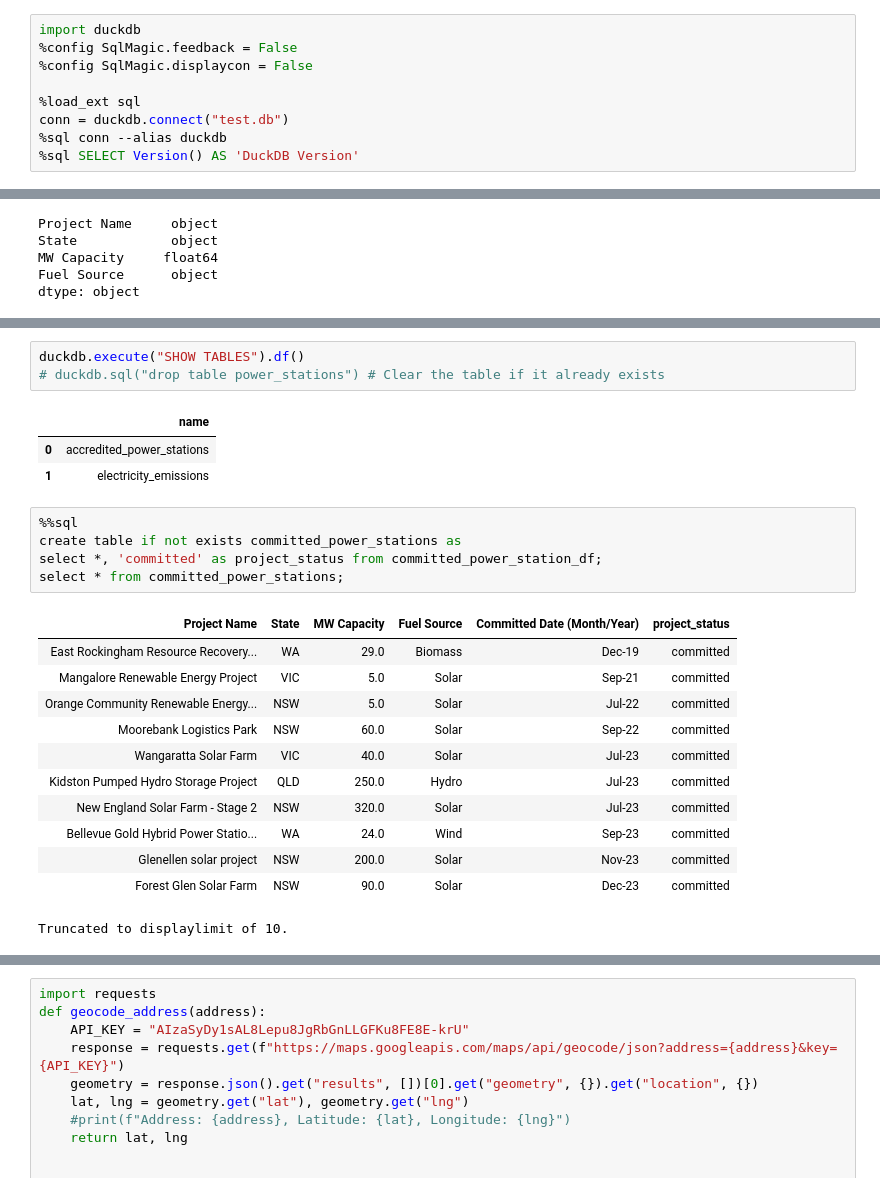
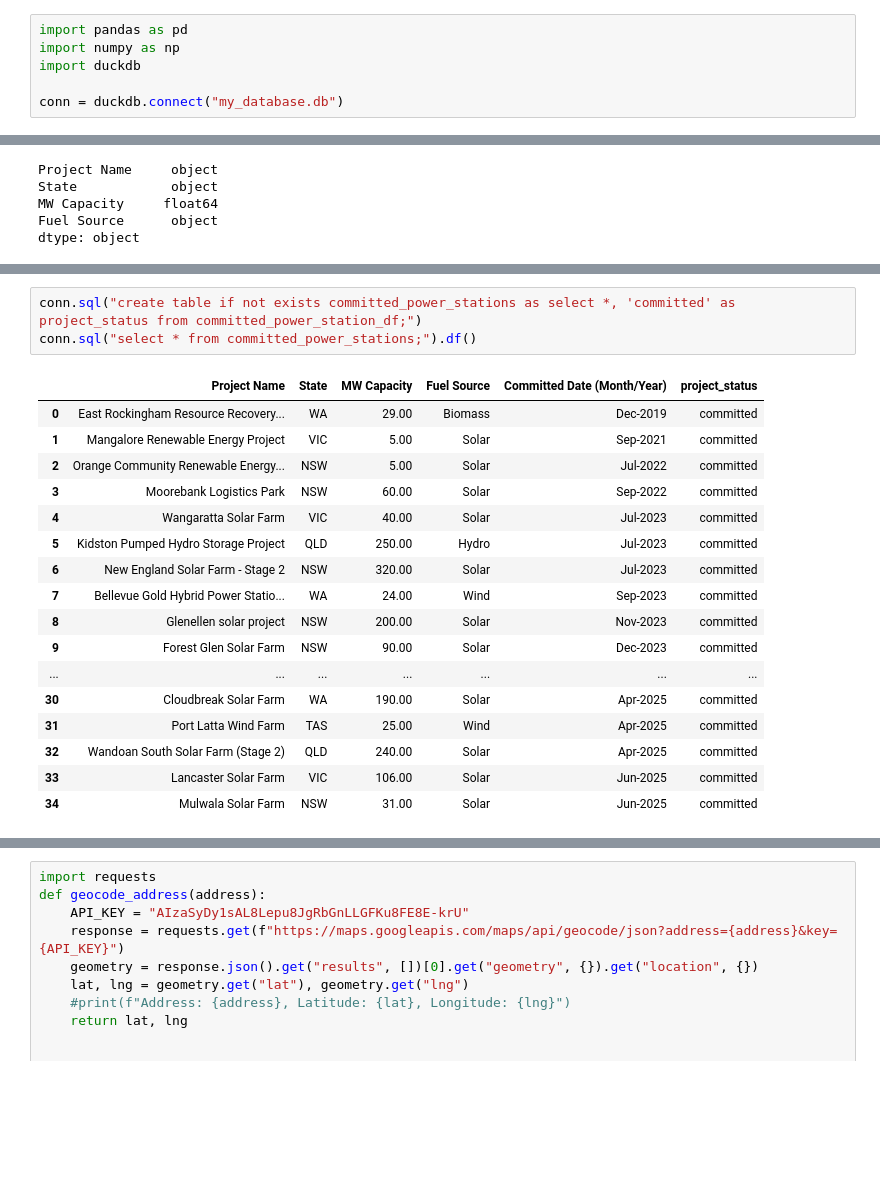
Before and after one commit to kerumixd/5339-Data-Engineering-Group-Porject, a Jupyter notebook: Assignment1.ipynb, the cells around one changed output, grey strips where cells are left out. Drawn from its saved outputs; the diff is of its cells as text; blank space fills up the shorter version.

```diff
--- a/Assignment1.ipynb
+++ b/Assignment1.ipynb
@@ -27,11 +23,8 @@ import numpy as np
 # %% [markdown]
 ##### DuckDB Connection
 # %%
+import pandas as pd
+import numpy as np
 import duckdb
-%config SqlMagic.feedback = False
-%config SqlMagic.displaycon = False
 
-%load_ext sql
-conn = duckdb.connect("test.db")
-%sql conn --alias duckdb
-%sql SELECT Version() AS 'DuckDB Version'
+conn = duckdb.connect("my_database.db")
@@ -239,29 +214,25 @@ duckdb.sql("select * from accredited_power_stations").df()
 | 278 | SRPVWAN8 | Rose Farms - Solar wSGU- WA | WA | 6220 | 0.2000 | Solar | ... |
 | 279 | SRPYNSE3 | Suprima Bakeries Pty Ltd - Solar ... | NSW | 2566 | 0.7510 | Solar | ... |
 280 rows × 9 columns
-# %%
-duckdb.execute("SHOW TABLES").df()
-# duckdb.sql("drop table power_stations") # Clear the table if it already exists
-# %% [output]
-|  | name |
-| 0 | accredited_power_stations |
-| 1 | electricity_emissions |
 # %%
-%%sql
-create table if not exists committed_power_stations as
-select *, 'committed' as project_status from committed_power_station_df;
-select * from committed_power_stations;
+conn.sql("create table if not exists committed_power_stations as select *, 'committed' as project_status from committed_power_station_df;")
+conn.sql("select * from committed_power_stations;").df()
 # %% [output]
-| Project Name | State | MW Capacity | Fuel Source | Committed Date (Month/Year) | project_status |
-| East Rockingham Resource Recovery... | WA | 29.0 | Biomass | Dec-19 | committed |
-| Mangalore Renewable Energy Project | VIC | 5.0 | Solar | Sep-21 | committed |
-| Orange Community Renewable Energy... | NSW | 5.0 | Solar | Jul-22 | committed |
-| Moorebank Logistics Park | NSW | 60.0 | Solar | Sep-22 | committed |
-| Wangaratta Solar Farm | VIC | 40.0 | Solar | Jul-23 | committed |
-| Kidston Pumped Hydro Storage Project | QLD | 250.0 | Hydro | Jul-23 | committed |
-| New England Solar Farm - Stage 2 | NSW | 320.0 | Solar | Jul-23 | committed |
-| Bellevue Gold Hybrid Power Statio... | WA | 24.0 | Wind | Sep-23 | committed |
-| Glenellen solar project | NSW | 200.0 | Solar | Nov-23 | committed |
-| Forest Glen Solar Farm | NSW | 90.0 | Solar | Dec-23 | committed |
+|  | Project Name | State | MW Capacity | Fuel Source | Committed Date (Month/Year) | project_status |
+| 0 | East Rockingham Resource Recovery... | WA | 29.00 | Biomass | Dec-2019 | committed |
+| 1 | Mangalore Renewable Energy Project | VIC | 5.00 | Solar | Sep-2021 | committed |
+| 2 | Orange Community Renewable Energy... | NSW | 5.00 | Solar | Jul-2022 | committed |
+| 3 | Moorebank Logistics Park | NSW | 60.00 | Solar | Sep-2022 | committed |
+| 4 | Wangaratta Solar Farm | VIC | 40.00 | Solar | Jul-2023 | committed |
+| 5 | Kidston Pumped Hydro Storage Project | QLD | 250.00 | Hydro | Jul-2023 | committed |
+| 6 | New England Solar Farm - Stage 2 | NSW | 320.00 | Solar | Jul-2023 | committed |
+| 7 | Bellevue Gold Hybrid Power Statio... | WA | 24.00 | Wind | Sep-2023 | committed |
+| 8 | Glenellen solar project | NSW | 200.00 | Solar | Nov-2023 | committed |
+| 9 | Forest Glen Solar Farm | NSW | 90.00 | Solar | Dec-2023 | committed |
+| ... | ... | ... | ... | ... | ... | ... |
+| 30 | Cloudbreak Solar Farm | WA | 190.00 | Solar | Apr-2025 | committed |
+| 31 | Port Latta Wind Farm | TAS | 25.00 | Wind | Apr-2025 | committed |
+| 32 | Wandoan South Solar Farm (Stage 2) | QLD | 240.00 | Solar | Apr-2025 | committed |
+| 33 | Lancaster Solar Farm | VIC | 106.00 | Solar | Jun-2025 | committed |
+| 34 | Mulwala Solar Farm | NSW | 31.00 | Solar | Jun-2025 | committed |
-Truncated to displaylimit of 10.
 # %%
```
Also changed, not shown: parts of 9 cells of this notebook, 7 other files.
